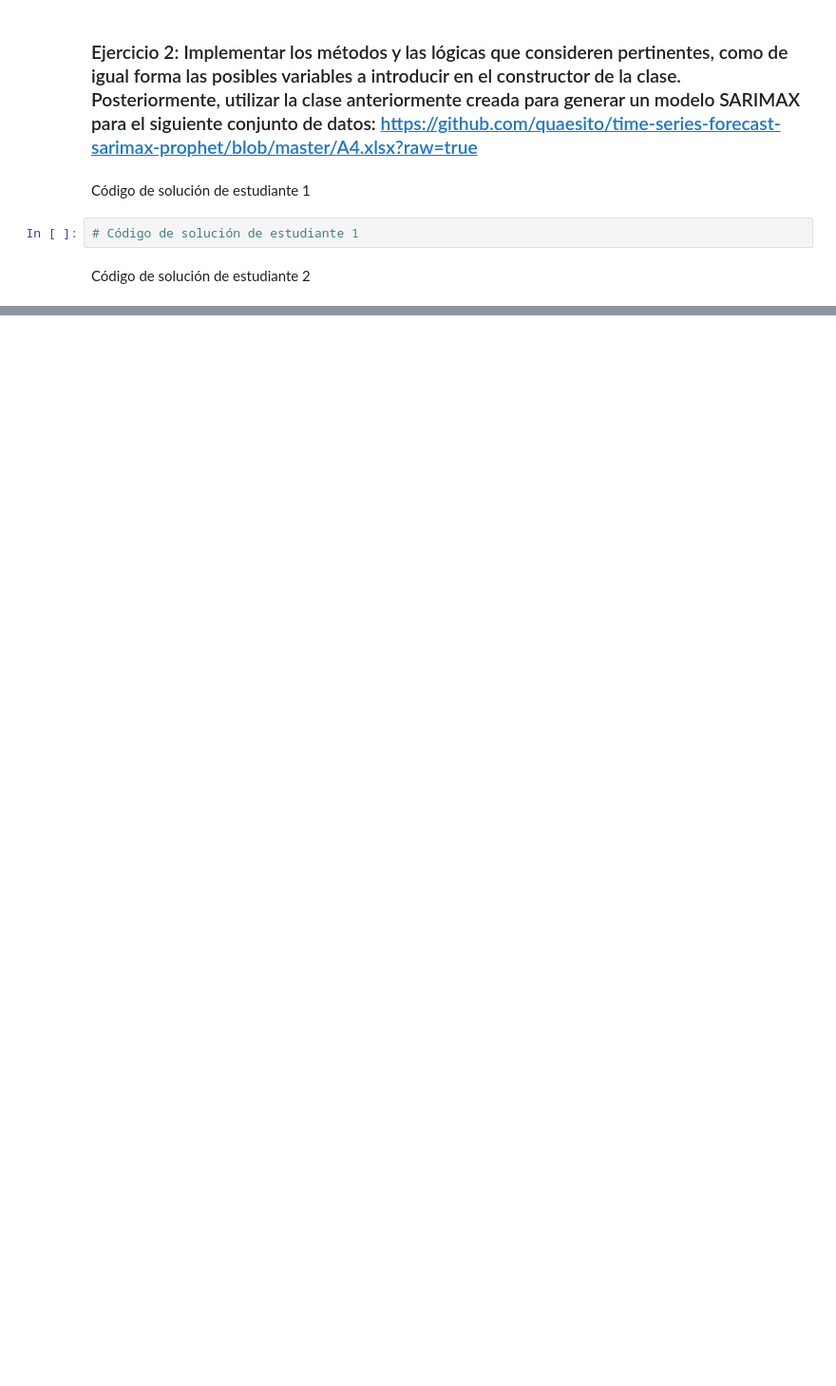
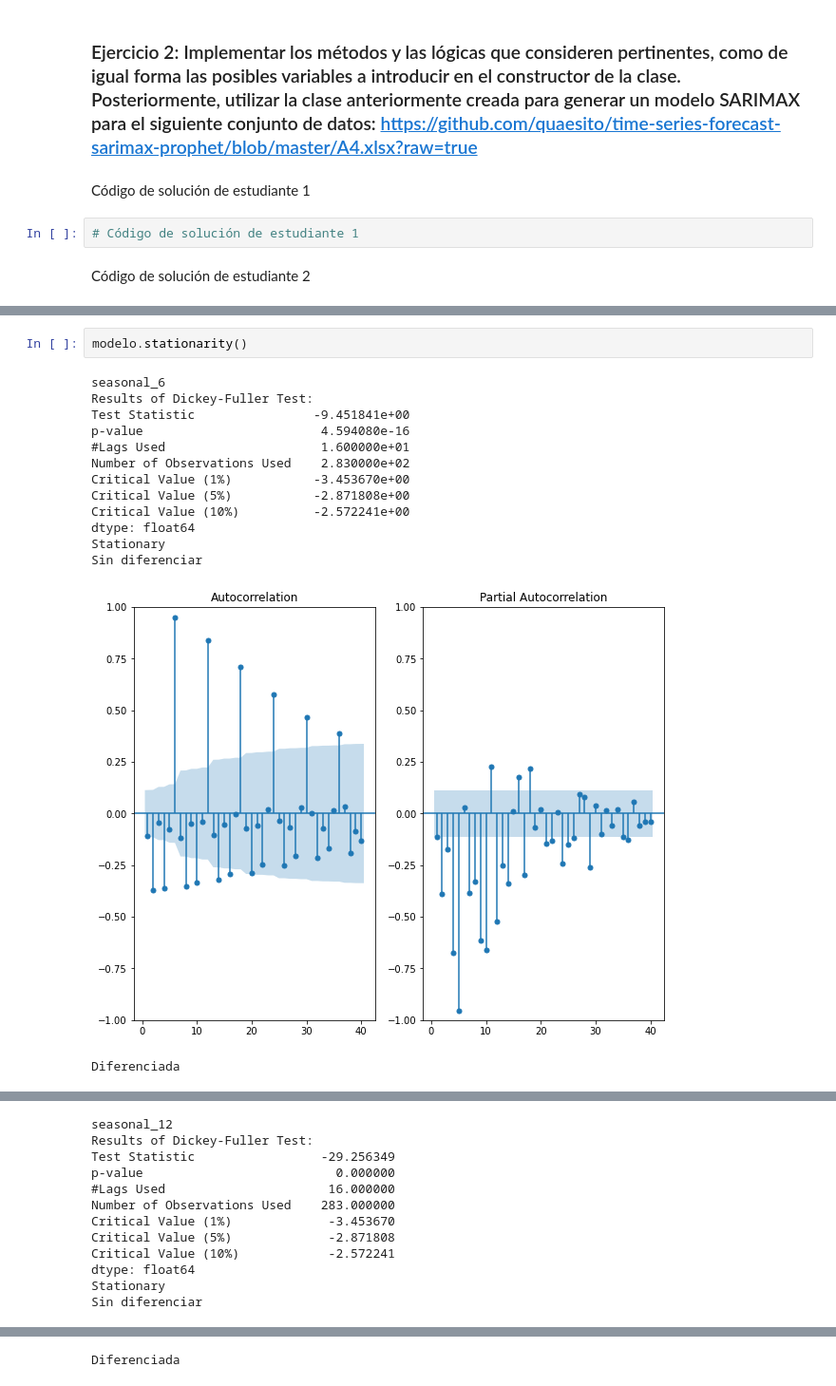
Before and after one commit to xagallegos/ProyectoConjunto_XGallegos_CERodriguez, a Jupyter notebook: Tarea3.ipynb, the cells around one changed output, grey strips where cells are left out. Shown at 95% size. Cells and saved outputs as stored; diff of their text form; blank space fills up the shorter version.

```diff
--- a/Tarea3.ipynb
+++ b/Tarea3.ipynb
@@ -43,0 +278,17 @@ Código de solución de estudiante 2
+# %%
+modelo.stationarity()
+# %% [output]
+seasonal_6
+Results of Dickey-Fuller Test:
+Test Statistic                -9.451841e+00
+p-value                        4.594080e-16
+#Lags Used                     1.600000e+01
+Number of Observations Used    2.830000e+02
+Critical Value (1%)           -3.453670e+00
+Critical Value (5%)           -2.871808e+00
+Critical Value (10%)          -2.572241e+00
+dtype: float64
+Stationary
+Sin diferenciar
+[figure, added]
+Diferenciada
@@ -43,0 +296,12 @@ Código de solución de estudiante 2
+seasonal_12
+Results of Dickey-Fuller Test:
+Test Statistic                 -29.256349
+p-value                          0.000000
+#Lags Used                      16.000000
+Number of Observations Used    283.000000
+Critical Value (1%)             -3.453670
+Critical Value (5%)             -2.871808
+Critical Value (10%)            -2.572241
+dtype: float64
+Stationary
+Sin diferenciar
@@ -43,0 +309 @@ Código de solución de estudiante 2
+Diferenciada
```
Also changed, not shown: parts of 14 cells of this notebook.
